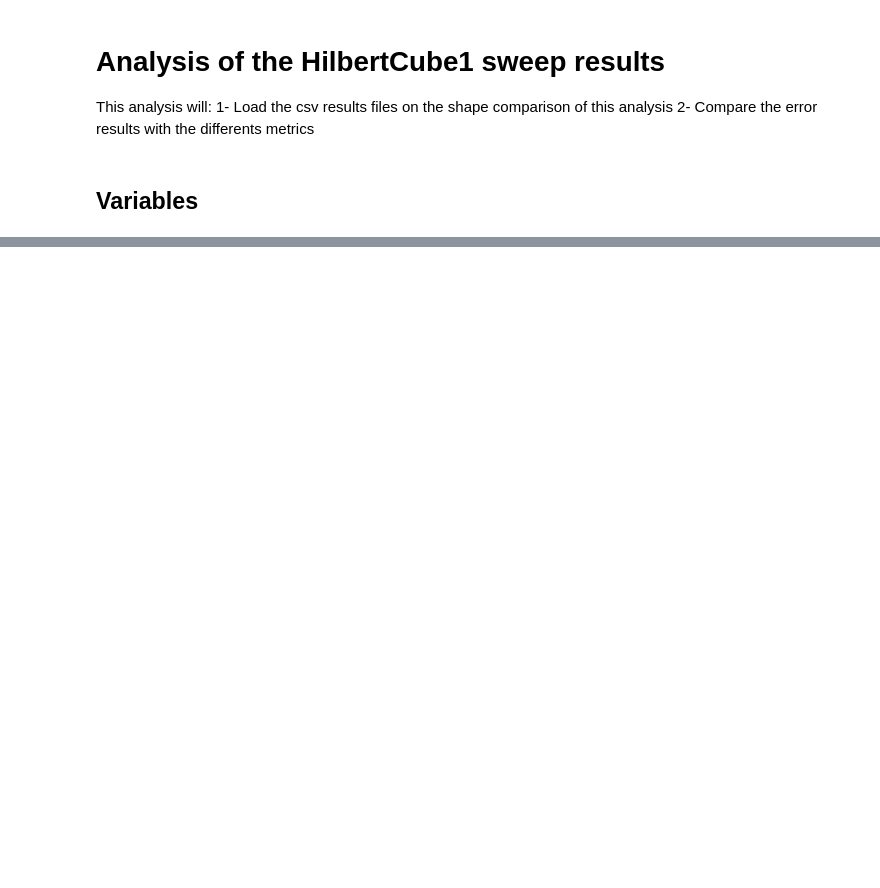
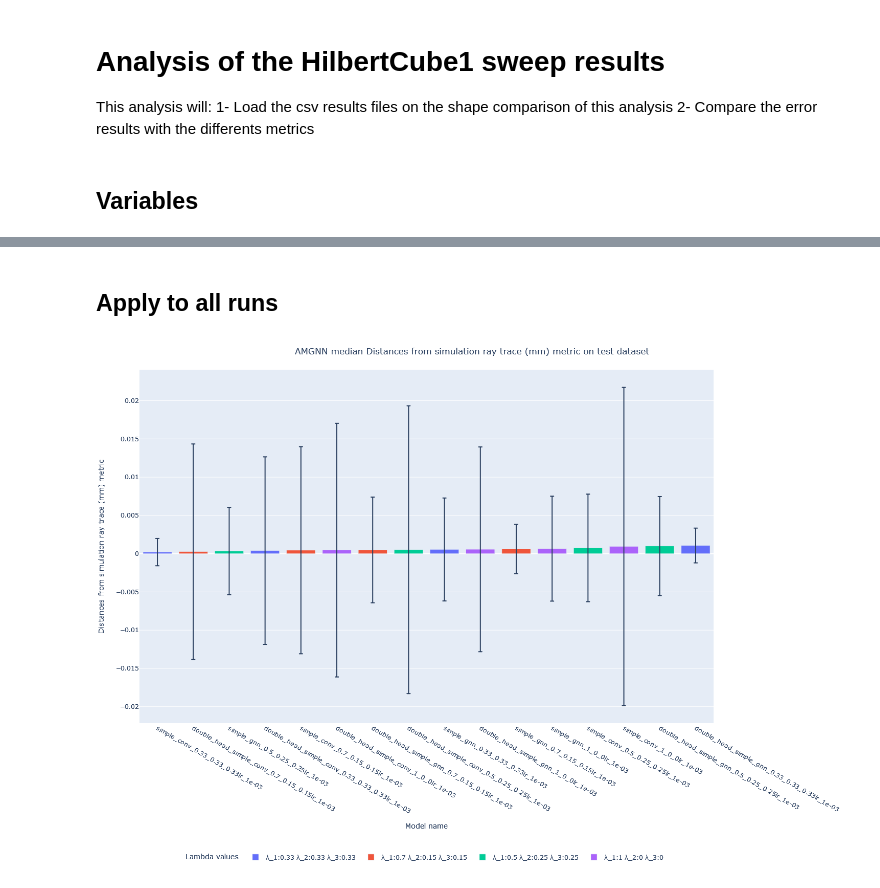
Before and after one commit to lerouxl/AMGNN, a Jupyter notebook: notebook/hilbertcube1 sweep analysis.ipynb, the cells around one changed output, grey strips where cells are left out. Cells and saved outputs as stored; diff of their text form; code cells hidden in the pictures; blank space fills up the shorter version.

Commit message:
Results analysis notebook

```diff
--- a/notebook/hilbertcube1 sweep analysis.ipynb
+++ b/notebook/hilbertcube1 sweep analysis.ipynb
@@ -40,0 +19,2 @@ csv_files
+# %%
+DATA_PATH = Path(r"E:\Leopold\Chapitre 6 - AMGNN\Results\Sweep 1 HilbertCube1 shape\test_output")
@@ -40,0 +23,4 @@ csv_files
+# %%
+run_folders = DATA_PATH.iterdir()
+run_folders = [ f for f in run_folders if f.is_dir()]
+run_folders
@@ -40,0 +116,58 @@ csv_files
+# %% [markdown]
+## Apply to all runs
+# %%
+METRIC_NAME = 'Distances from simulation ray trace (mm)'#"Distances from simulation (mm)"
+COMPUTE = "median"
+
+
+def generate_figure(METRIC_NAME, COMPUTE):
+    names = []
+    metrics = []
+    stds = []
+    lambdas = []
+
+    for run in tqdm(run_folders):
+        name = "_".join(run.name.split(" ")[0].split("_")[5:])
+        metric, std = extract_results(run, METRIC_NAME, COMPUTE)
+
+        names.append(name)
+        metrics.append(metric)
+        stds.append(std)
+
+        # Extract and format lambda parameters from the name
+        lamb = name.split("_")[-4:-1]
+        lamb[2] = lamb[2].split("lr")[0]
+        lamb = f"\u03BB_1:{lamb[0]} \u03BB_2:{lamb[1]} \u03BB_3:{lamb[2]}"
+        #r'$\sqrt{(n_\text{c}(t|{T_\text{early}}))}$',
+        lambdas.append(lamb)
+
+    data = pd.DataFrame()
+    data["name"] = names
+    data["metric"] = metrics
+    data["std"] = stds
+    data["lambdas"] = lambdas
+    data = data.sort_values(by=['metric'])
+    data.dtypes, data.head()
+
+    fig = px.bar(data, x="name", y="metric", error_y="std", color="lambdas" ,log_y=False,  labels={"lambdas": "Lambda values"})
+
+    fig.update_layout(
+        xaxis_title="Model name", yaxis_title=f"{METRIC_NAME} metric"
+    )
+    fig.update_layout(legend=dict(
+        yanchor="bottom",
+        y=-0.40,
+        orientation = "h",   # show entries horizontally
+        xanchor = "center",  # use center of legend as anchor
+        x = 0.5))             # put legend in center of x-axis
+
+
+    fig.update_layout(height=800*1.3, width=1200*1.3, title_text=f"AMGNN {COMPUTE} {METRIC_NAME} metric on test dataset",  title_x=0.5)
+    #fig.update_layout(xaxis=dict(autorange="reversed"))
+    fig.update_layout(xaxis_categoryorder = 'total ascending')
+    fig.show()
+    fig.write_image(f"{METRIC_NAME} {COMPUTE} AMGNN results hiltbertcube1.png")
+
+generate_figure(METRIC_NAME, COMPUTE)
+# %% [output]
+[figure, added]
```
Also changed, not shown: parts of 9 cells of this notebook.
